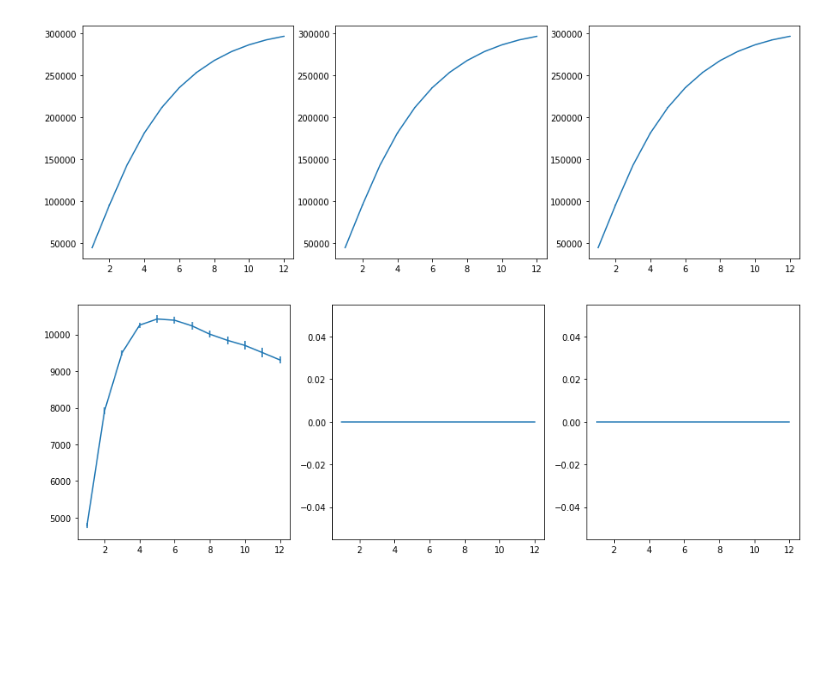
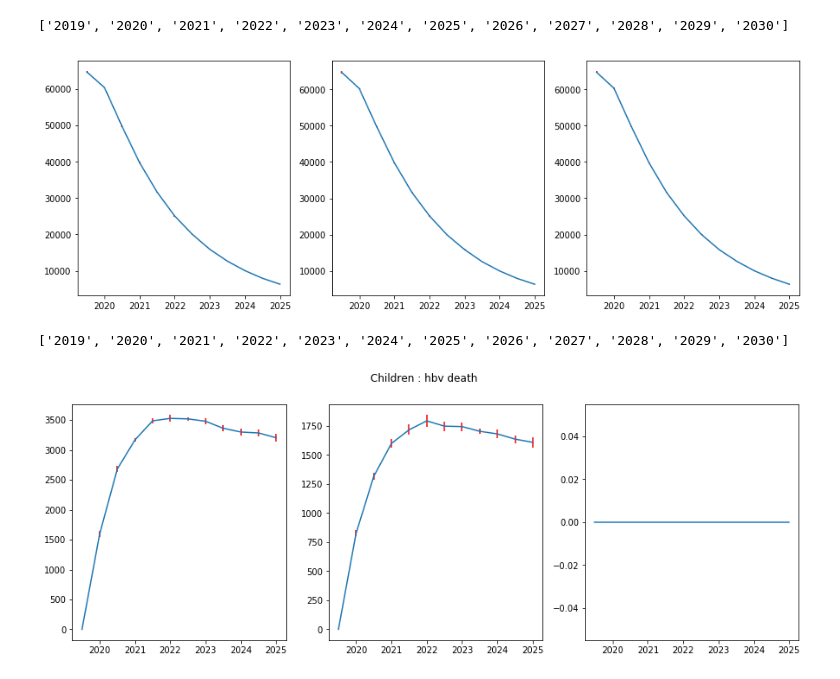
Before and after one commit to rajibchakravorty/hbv_simulation, a Jupyter notebook: views-multiple_stats.ipynb, the cells around one changed output. Cells and saved outputs as stored; diff of their text form; code cells hidden in the pictures; blank space fills up the shorter version.

```diff
--- a/views-multiple_stats.ipynb
+++ b/views-multiple_stats.ipynb
@@ -61,6 +61,9 @@ def plot_yearly_stats(yearly_stats, years):
 
     grid = GridSpec(1,number_configs)
 
+    year_label = [str(yr+2018) for yr in years]
+    print year_label
+
     fig = plt.figure(figsize=(15,5))
     for r in range(number_configs):
 
@@ -70,30 +73,37 @@ def plot_yearly_stats(yearly_stats, years):
         std_y = np.std(y_stat, axis=1)
 
         ax = plt.subplot(grid[0,r])
-        ax.errorbar(years, mean_y, yerr = std_y)
+        ax.errorbar(years, mean_y, yerr = std_y, ecolor='red')
+        ax.set_xticklabels(year_label)
+    return fig
 # %%
-mother_status = [CURED] #[HEALTHY, SUSCEPTIBLE, INFECTED, CURED, DEAD, MATERNAL_DEATH]
+mother_status = [INFECTED] #[HEALTHY, SUSCEPTIBLE, INFECTED, CURED, DEAD, MATERNAL_DEATH]
 years = [i for i in range(1,13)]
 
 mother_stats_config_1 = collect_yearly_stats(mother_config_1, mother_status, years)
 mother_stats_config_2 = collect_yearly_stats(mother_config_2, mother_status, years)
-mother_stats_config_3 = collect_yearly_stats(mother_config_1, mother_status, years)
+mother_stats_config_3 = collect_yearly_stats(mother_config_3, mother_status, years)
 
 info_array = np.array(mother_stats_config_1)
 
 #fig, ax = plt.subplots()
 #ax.boxplot(mother_stats_config_1[1:])
-plot_yearly_stats([mother_stats_config_1, mother_stats_config_2, mother_stats_config_3], years)
+_ = plot_yearly_stats([mother_stats_config_1, mother_stats_config_2, mother_stats_config_3], years)
 # %% [output]
+['2019', '2020', '2021', '2022', '2023', '2024', '2025', '2026', '2027', '2028', '2029', '2030']
-[figure, old version]
+[figure, new version]
 # %%
-children_status = [INFECTED] #[HEALTHY, INFECTED,SUSCEPTIBLE,CURED, INFANT_DEATH, CHILD_DEATH, HBV_DEATH, DEAD]
+children_status = [HBV_DEATH] #[HEALTHY, INFECTED,SUSCEPTIBLE,CURED, INFANT_DEATH, CHILD_DEATH, HBV_DEATH, DEAD]
 years = [i for i in range(1,13)]
 
 children_stats_config_1 = collect_yearly_stats(children_config_1, children_status, years)
 children_stats_config_2 = collect_yearly_stats(children_config_2, children_status, years)
-children_stats_config_2 = collect_yearly_stats(children_config_3, children_status, years)
+children_stats_config_3 = collect_yearly_stats(children_config_3, children_status, years)
 
-plot_yearly_stats([children_stats_config_1, children_stats_config_2, children_stats_config_2], years)
+
+for st in children_status:
+    fig=plot_yearly_stats([children_stats_config_1, children_stats_config_2, children_stats_config_3], years)
+    fig.suptitle('Children : {0}'.format(st))
 # %% [output]
+['2019', '2020', '2021', '2022', '2023', '2024', '2025', '2026', '2027', '2028', '2029', '2030']
-[figure, old version]
+[figure, new version]
```
